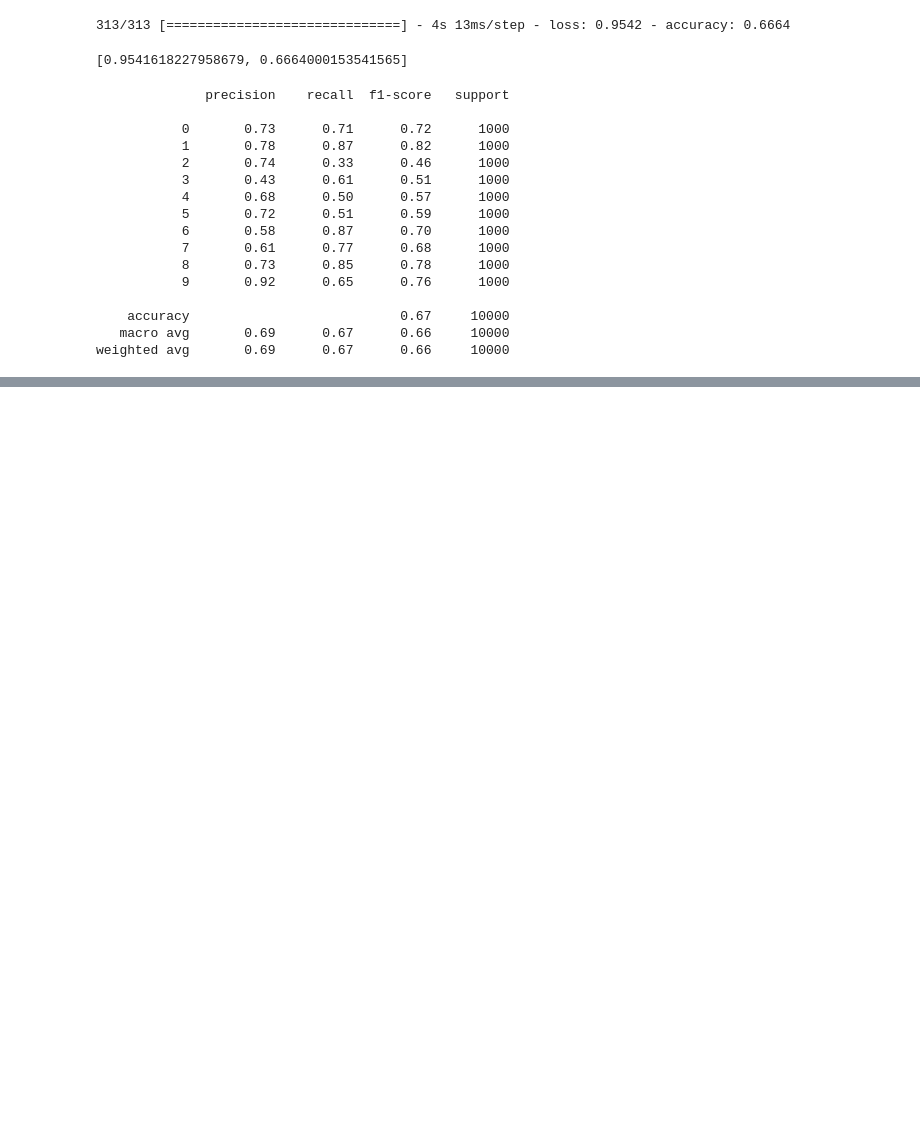
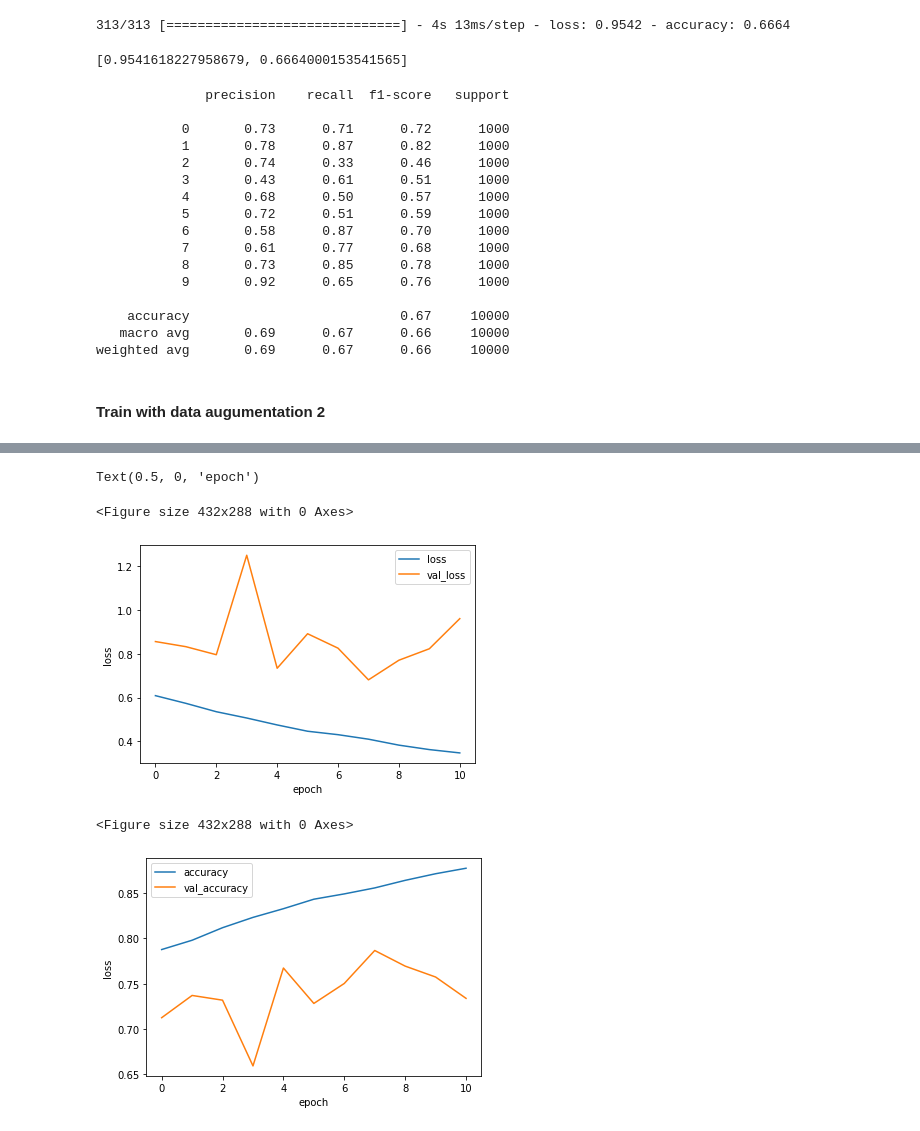
Before and after one commit to Beluuuuuuga/tmp_homework, a Jupyter notebook: notebooks/AE_2_CNN_002.ipynb, the cells around one changed output, grey strips where cells are left out. Saved outputs shown, nothing was run; the diff lists cells and outputs as text; code cells hidden in the pictures; blank space fills up the shorter version.

Commit message:
train with data augumentation

```diff
--- a/notebooks/AE_2_CNN_002.ipynb
+++ b/notebooks/AE_2_CNN_002.ipynb
@@ -526,3 +526,64 @@ print(classification_report(y_test, y_pred))
     accuracy                           0.67     10000
    macro avg       0.69      0.67      0.66     10000
 weighted avg       0.69      0.67      0.66     10000
+# %% [markdown]
+#### Train with data augumentation 2
+# %%
+encoder = stack01.encoder
+encoder.trainable = False
+model03 = create_StackedAE01_CNN01_model(encoder) # transfer learning
+
+adam = Adam() # defalut
+model03.compile(loss = "categorical_crossentropy", optimizer = adam, metrics = ["accuracy"])
+# %%
+%%time
+
+# one hot encoding
+nb_classes = 10
+y_train_removed_onehot = to_categorical(y_train_removed, nb_classes)
+y_valid_removed_onehot = to_categorical(y_valid_removed, nb_classes)
+y_test_onehot = to_categorical(y_test, nb_classes)
+
+es_cb = EarlyStopping(monitor='val_loss', patience=3, verbose=1, mode='auto')
+chkpt = saveDir + 'Model_013_Best.hdf5'
+cp_cb = ModelCheckpoint(filepath = chkpt, \
+       monitor='val_loss', verbose=1, save_best_only=True, mode='auto')
+
+train_datagen = ImageDataGenerator(
+#     rescale=1./255,
+#     rotation_range=10,
+#     shear_range=0.2,
+    horizontal_flip=True,
+#     vertical_flip=True,
+#     width_shift_range=0.1,
+#     height_shift_range=0.1,
+    zoom_range=0.1
+#     channel_shift_range=0.2
+    )
+
+batch_size = 32
+train_datagenerator = train_datagen.flow(x_train_removed, y_train_removed_onehot, batch_size)
+valid_datagenerator = ImageDataGenerator().flow(x_valid_removed, y_valid_removed_onehot, batch_size)
+
+model03_history = model03.fit_generator(train_datagenerator,
+                              steps_per_epoch=int(len(x_train_removed)//batch_size),
+                              epochs=400,
+                              validation_data=valid_datagenerator,
+                              validation_steps=int(len(x_valid_removed)//batch_size),
+                              verbose=1,
+                              shuffle=True,
+                              callbacks=[es_cb, cp_cb])
+
+# plot training
+mdoel03_hist_df = pd.DataFrame(model03_history.history)
+
+plt.figure()
+mdoel03_hist_df[['loss', 'val_loss']].plot()
+plt.ylabel('loss')
+plt.xlabel('epoch')
+
+plt.figure()
+mdoel03_hist_df[['accuracy', 'val_accuracy']].plot()
+plt.ylabel('loss')
+plt.xlabel('epoch')
+# %% [output]
@@ -528,0 +607,5 @@ weighted avg       0.69      0.67      0.66     10000
+Text(0.5, 0, 'epoch')
+<Figure size 432x288 with 0 Axes>
+[figure, added]
+<Figure size 432x288 with 0 Axes>
+[figure, added]
```
Also changed, not shown: parts of 5 cells of this notebook, 1 other file.
